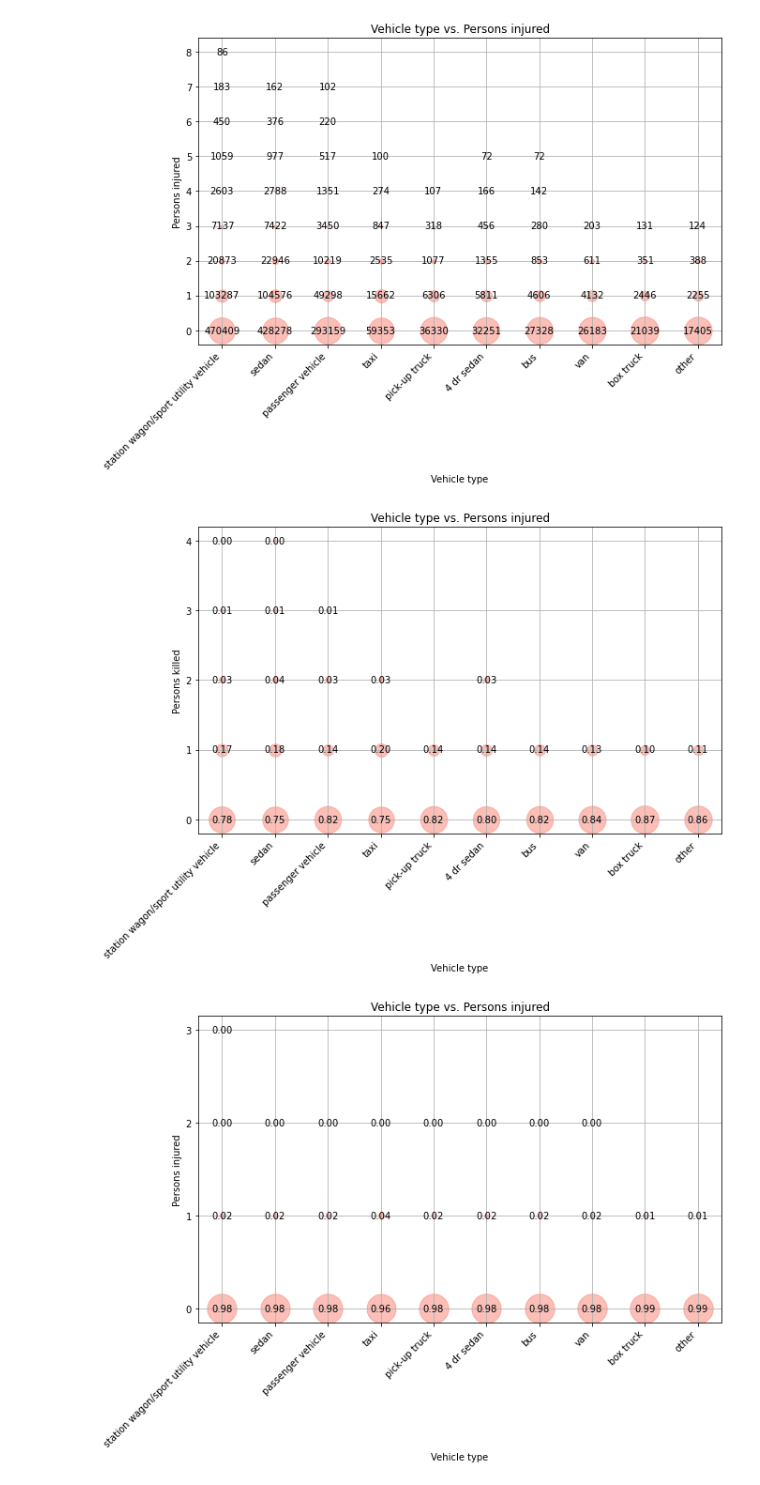
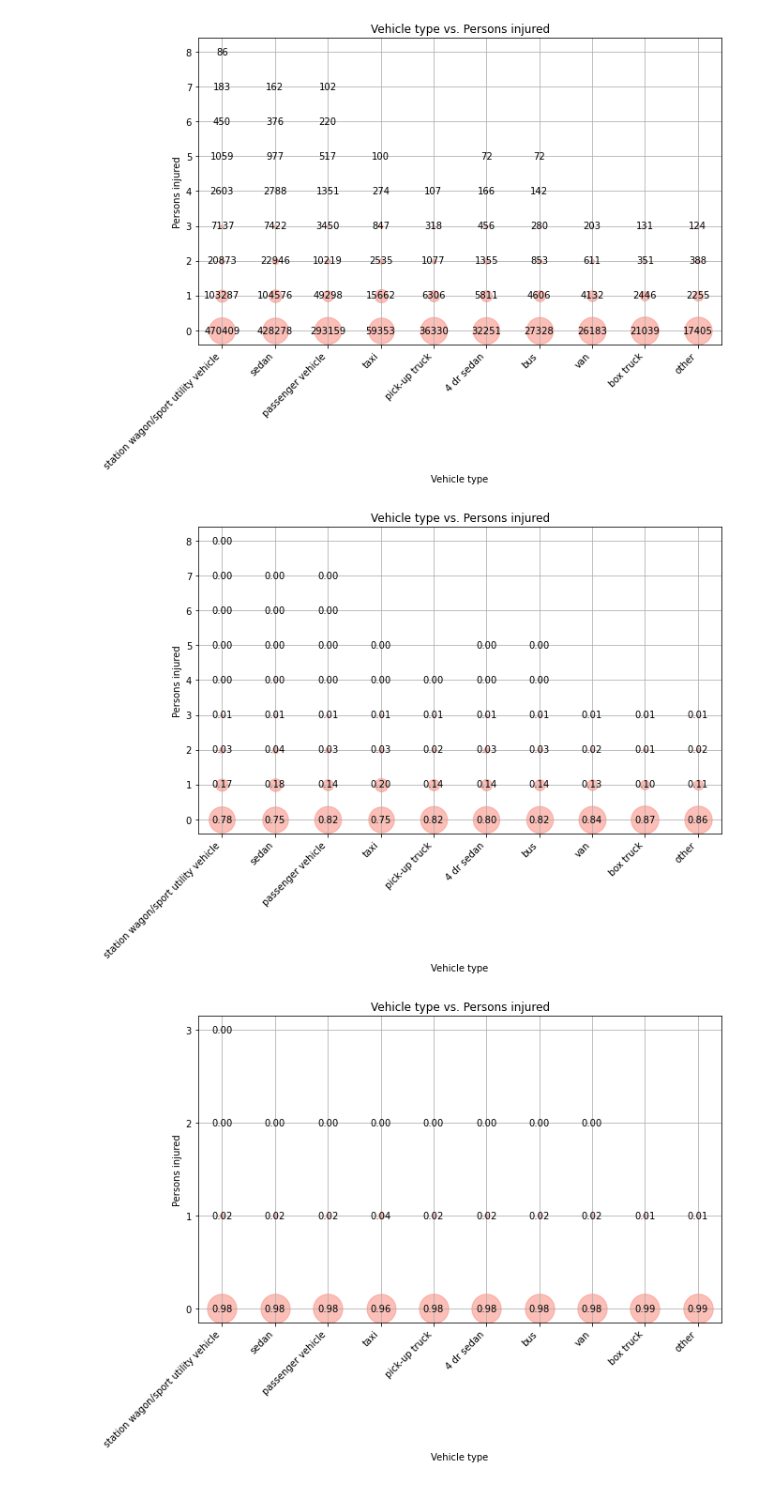
Before and after one commit to raskong/raskong.github.io, a Jupyter notebook: Final_Project/Assignment 3 B.ipynb, the cells around one changed output. Saved outputs shown, nothing was run; the diff lists cells and outputs as text; code cells hidden in the pictures.

```diff
--- a/Final_Project/Assignment 3 B.ipynb
+++ b/Final_Project/Assignment 3 B.ipynb
@@ -660,35 +660,35 @@ VT = df_killed_without_zero_top_10["VEHICLE TYPE CODE 1"]
 PK = df_killed_without_zero_top_10["NUMBER OF PERSONS INJURED"]
 
 plt.figure(figsize=(10, 6))
 
 # Count occurrences of each pair
 pair_counts = Counter(zip(VT, PK))
 
 # Calculate total count of each vehicle type
 vehicle_type_counts = Counter(VT)
 
 # Limit the number of unique pairs to plot
-unique_pairs_to_plot = 30
+unique_pairs_to_plot = 60
 pair_counts = pair_counts.most_common(unique_pairs_to_plot)
 
 # Plotting
 for pair, count in pair_counts:
     vehicle_type = pair[0]
     total_count_vehicle_type = vehicle_type_counts[vehicle_type]
     proportion = count / total_count_vehicle_type
     plt.scatter(vehicle_type, pair[1], s=proportion * 1000, c='salmon', alpha=0.5)
     plt.text(vehicle_type, pair[1], f"{proportion:.2f}", ha='center', va='center')
 
 plt.xlabel("Vehicle type")
 plt.ylabel("Persons injured")
 plt.title('Vehicle type vs. Persons injured')
 plt.xticks(rotation=45, ha='right')
 plt.grid(True)
 plt.gca().yaxis.set_major_locator(MaxNLocator(integer=True))
 
 plt.savefig(r"C:\Users\Mads Emil\raskong.github.io\Final_Project\Figures\Vehicle_type_X_Persons_injured_norm.png", bbox_inches='tight')
 # %% [output]
-[figure, old version]
+[figure, new version]
 # %%
 # Example data
 VT = df_killed_without_zero_top_10["VEHICLE TYPE CODE 1"]
```
Also changed, not shown: parts of 1 cell of this notebook.
